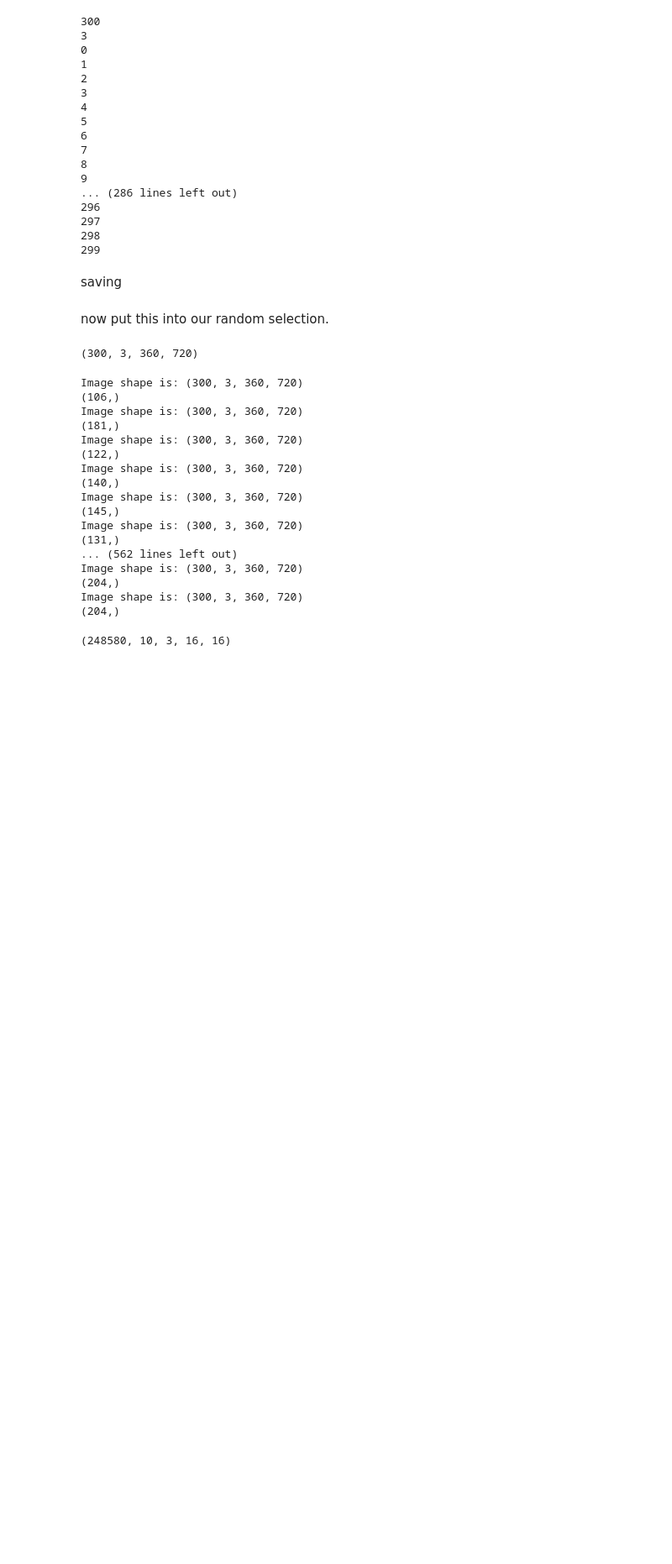
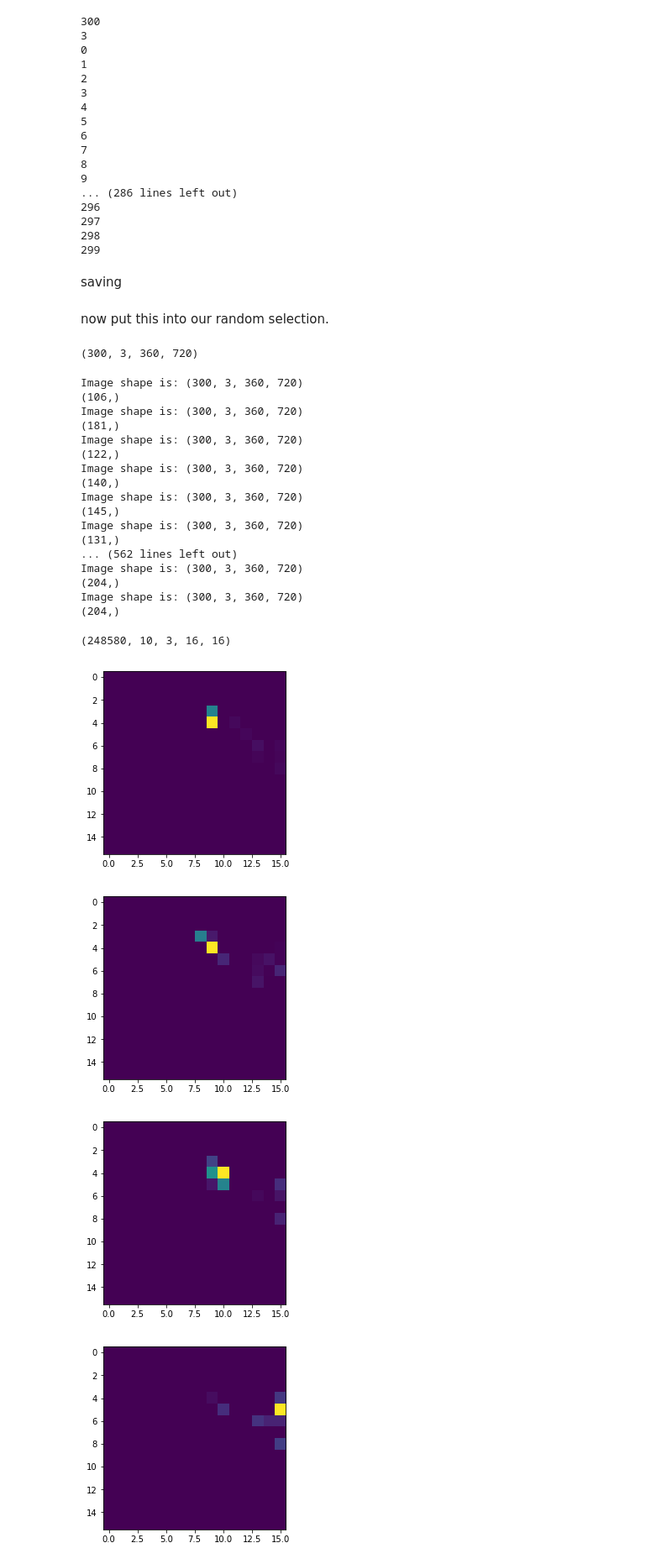
Before and after one commit to Garethlomax/acse-9-independent-research-project-Garethlomax, a Jupyter notebook: dataset_construction.ipynb, the cells around one changed output. Shown at 84% size. Cells and saved outputs as stored; diff of their text form; code cells hidden in the pictures; blank space fills up the shorter version.

```diff
--- a/dataset_construction.ipynb
+++ b/dataset_construction.ipynb
@@ -558,3 +558,14 @@ f = h5py.File("test_run_full_dataset3.hdf5", 'r')
 f["predictor"].shape
 # %% [output]
 (248580, 10, 3, 16, 16)
+# %%
+f["predictor"].shape
+
+for i in range(10):
+    plt.figure()
+    plt.imshow(f["predictor"][100000][i][0])
+# %% [output]
+[figure, added]
+[figure, added]
+[figure, added]
+[figure, added]
```
Also changed, not shown: parts of 1 cell of this notebook.
